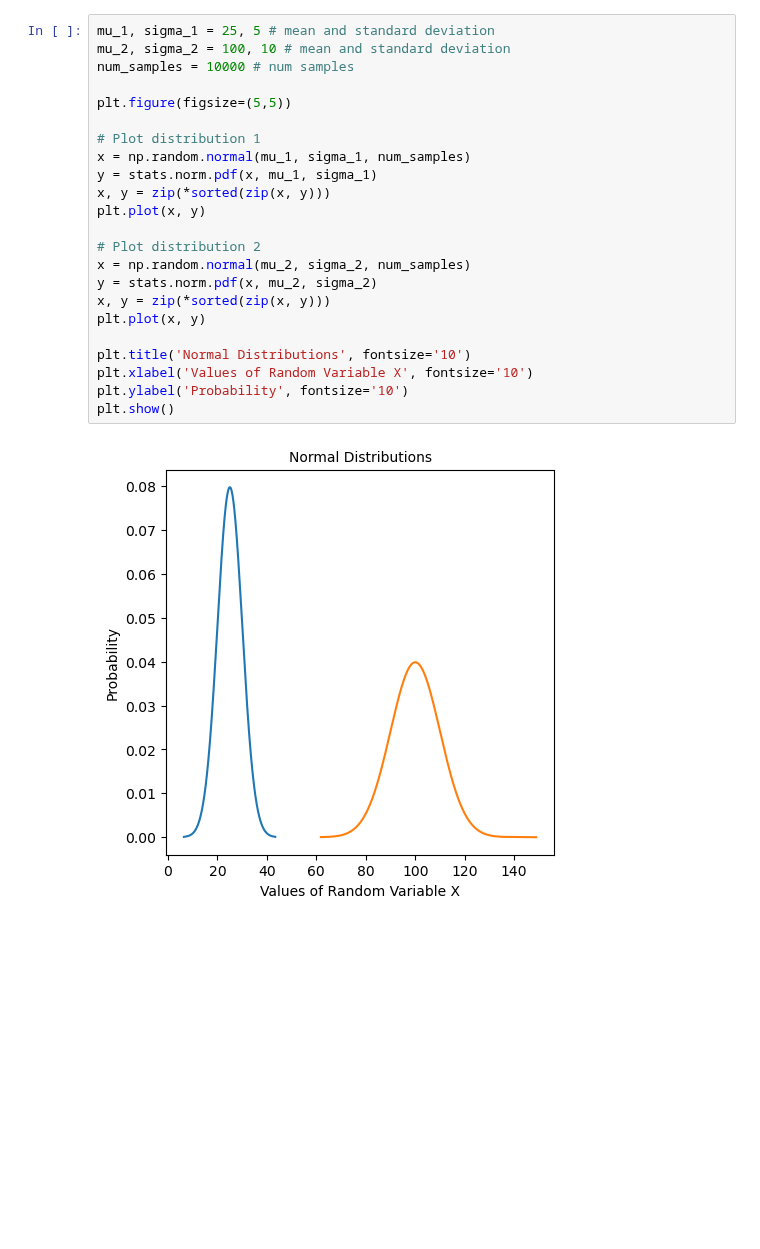
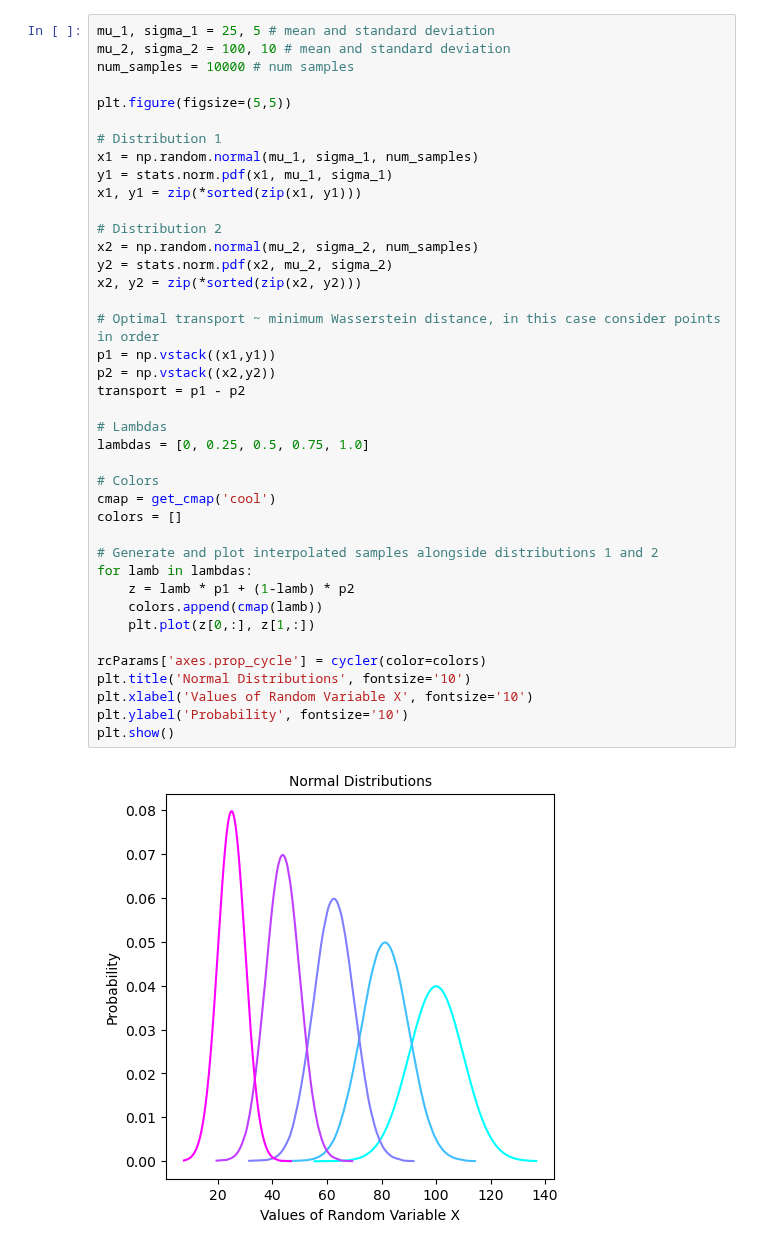
Before and after one commit to oalkaya/mfcgv-projects, a Jupyter notebook: MF2023-Exercise4/code/OptimalTransport/task1.ipynb, the cells around one changed output. Drawn from its saved outputs; the diff is of its cells as text; blank space fills up the shorter version.

```diff
--- a/MF2023-Exercise4/code/OptimalTransport/task1.ipynb
+++ b/MF2023-Exercise4/code/OptimalTransport/task1.ipynb
@@ -5,25 +8,42 @@ from scipy import stats
 # %%
 mu_1, sigma_1 = 25, 5 # mean and standard deviation
 mu_2, sigma_2 = 100, 10 # mean and standard deviation
 num_samples = 10000 # num samples
 
 plt.figure(figsize=(5,5))
 
-# Plot distribution 1
-x = np.random.normal(mu_1, sigma_1, num_samples)
-y = stats.norm.pdf(x, mu_1, sigma_1)
-x, y = zip(*sorted(zip(x, y)))
-plt.plot(x, y)
+# Distribution 1
+x1 = np.random.normal(mu_1, sigma_1, num_samples)
+y1 = stats.norm.pdf(x1, mu_1, sigma_1)
+x1, y1 = zip(*sorted(zip(x1, y1)))
 
-# Plot distribution 2
-x = np.random.normal(mu_2, sigma_2, num_samples)
-y = stats.norm.pdf(x, mu_2, sigma_2)
-x, y = zip(*sorted(zip(x, y)))
-plt.plot(x, y)
+# Distribution 2
+x2 = np.random.normal(mu_2, sigma_2, num_samples)
+y2 = stats.norm.pdf(x2, mu_2, sigma_2)
+x2, y2 = zip(*sorted(zip(x2, y2)))
 
+# Optimal transport ~ minimum Wasserstein distance, in this case consider points in order
+p1 = np.vstack((x1,y1))
+p2 = np.vstack((x2,y2))
+transport = p1 - p2
+
+# Lambdas
+lambdas = [0, 0.25, 0.5, 0.75, 1.0]
+
+# Colors
+cmap = get_cmap('cool')
+colors = []
+
+# Generate and plot interpolated samples alongside distributions 1 and 2
+for lamb in lambdas:
+    z = lamb * p1 + (1-lamb) * p2
+    colors.append(cmap(lamb))
+    plt.plot(z[0,:], z[1,:])
+
+rcParams['axes.prop_cycle'] = cycler(color=colors)
 plt.title('Normal Distributions', fontsize='10')
 plt.xlabel('Values of Random Variable X', fontsize='10')
 plt.ylabel('Probability', fontsize='10')
 plt.show()
 # %% [output]
-[figure, old version]
+[figure, new version]
```
Also changed, not shown: parts of 1 cell of this notebook.
